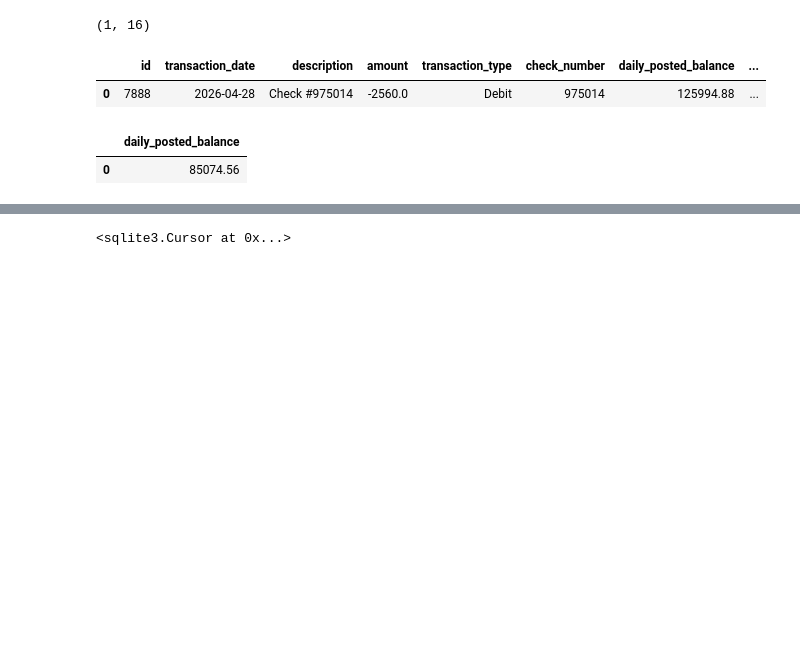
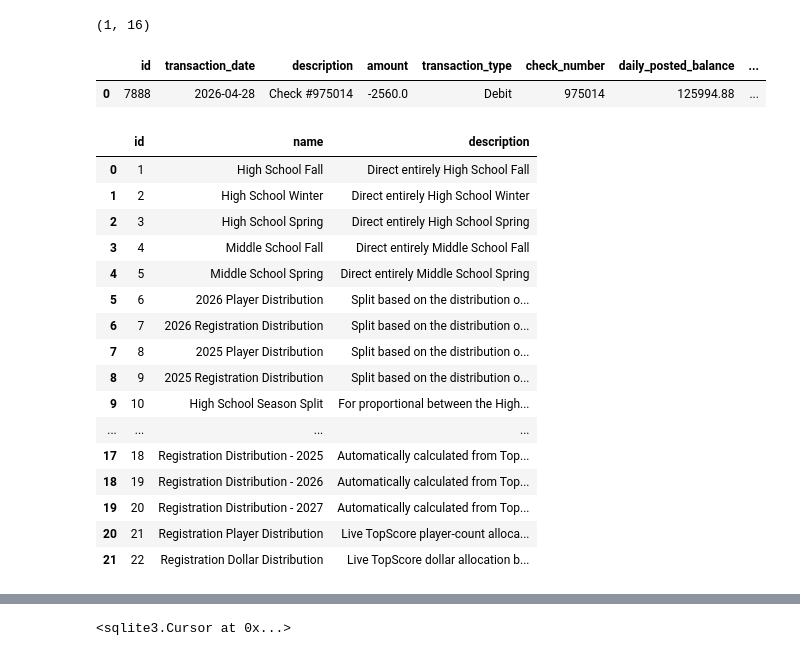
Before and after one commit to tmw4d/accounting_app, a Jupyter notebook: Data Exploration.ipynb, the cells around one changed output, grey strips where cells are left out. Drawn from its saved outputs; the diff is of its cells as text; code cells hidden in the pictures; blank space fills up the shorter version.

```diff
--- a/Data Exploration.ipynb
+++ b/Data Exploration.ipynb
@@ -74,14 +133,27 @@ script
 # %%
 
 # Fetch example script from site
 script = pd.read_sql("""
-            SELECT daily_posted_balance
-            FROM ledger
-            WHERE transaction_date != 'pending'
-            ORDER BY transaction_date DESC, amount ASC
-            LIMIT 1
+            SELECT *
+            FROM allocation_methods
+            LIMIT 100
         """, conn)
 script
 # %% [output]
-|  | daily_posted_balance |
-| 0 | 85074.56 |
+|  | id | name | description |
+| 0 | 1 | High School Fall | Direct entirely High School Fall |
+| 1 | 2 | High School Winter | Direct entirely High School Winter |
+| 2 | 3 | High School Spring | Direct entirely High School Spring |
+| 3 | 4 | Middle School Fall | Direct entirely Middle School Fall |
+| 4 | 5 | Middle School Spring | Direct entirely Middle School Spring |
+| 5 | 6 | 2026 Player Distribution | Split based on the distribution o... |
+| 6 | 7 | 2026 Registration Distribution | Split based on the distribution o... |
+| 7 | 8 | 2025 Player Distribution | Split based on the distribution o... |
+| 8 | 9 | 2025 Registration Distribution | Split based on the distribution o... |
+| 9 | 10 | High School Season Split | For proportional between the High... |
+| ... | ... | ... | ... |
+| 17 | 18 | Registration Distribution - 2025 | Automatically calculated from Top... |
+| 18 | 19 | Registration Distribution - 2026 | Automatically calculated from Top... |
+| 19 | 20 | Registration Distribution - 2027 | Automatically calculated from Top... |
+| 20 | 21 | Registration Player Distribution | Live TopScore player-count alloca... |
+| 21 | 22 | Registration Dollar Distribution | Live TopScore dollar allocation b... |
```
Also changed, not shown: parts of 6 cells of this notebook, 3 other files.
